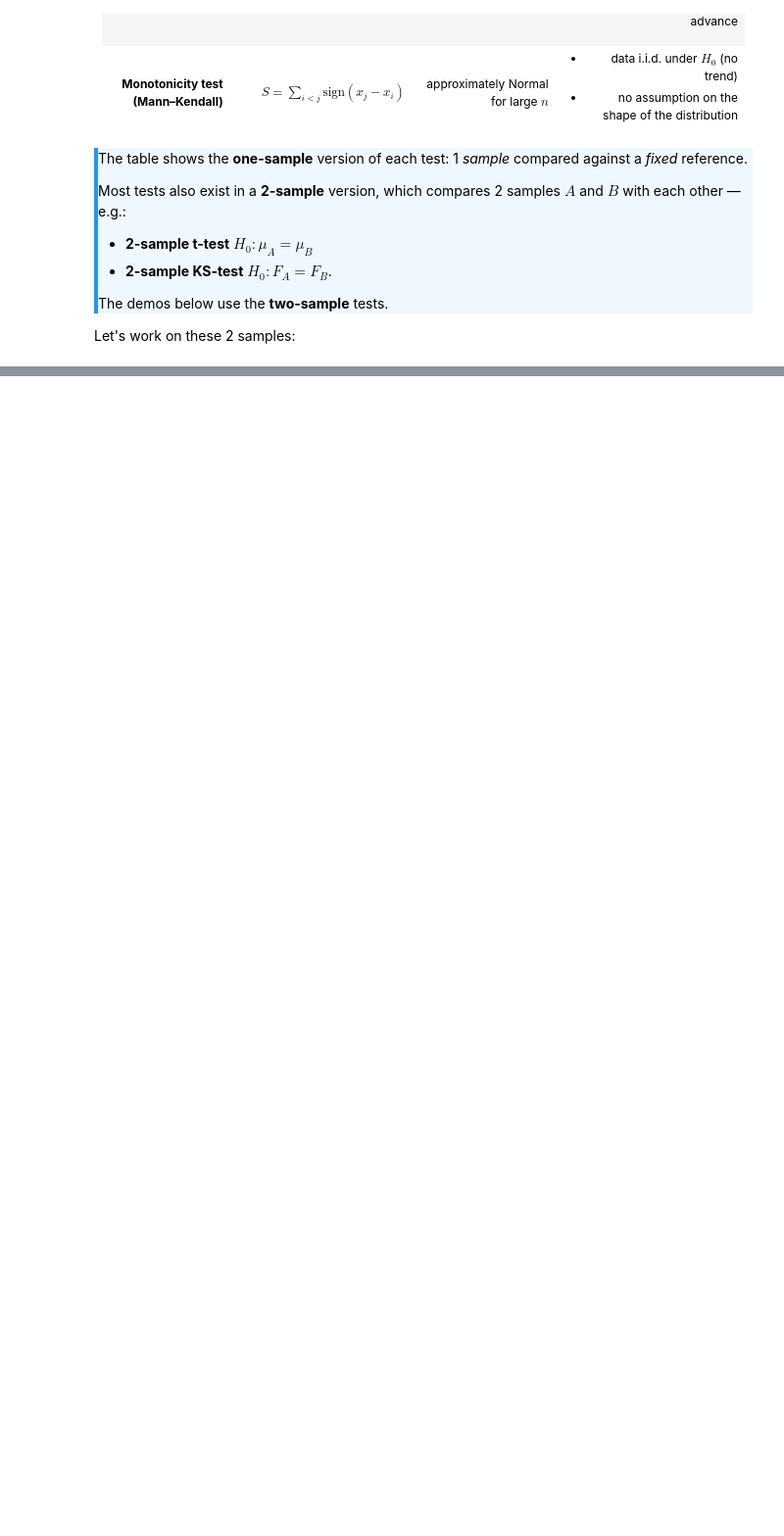
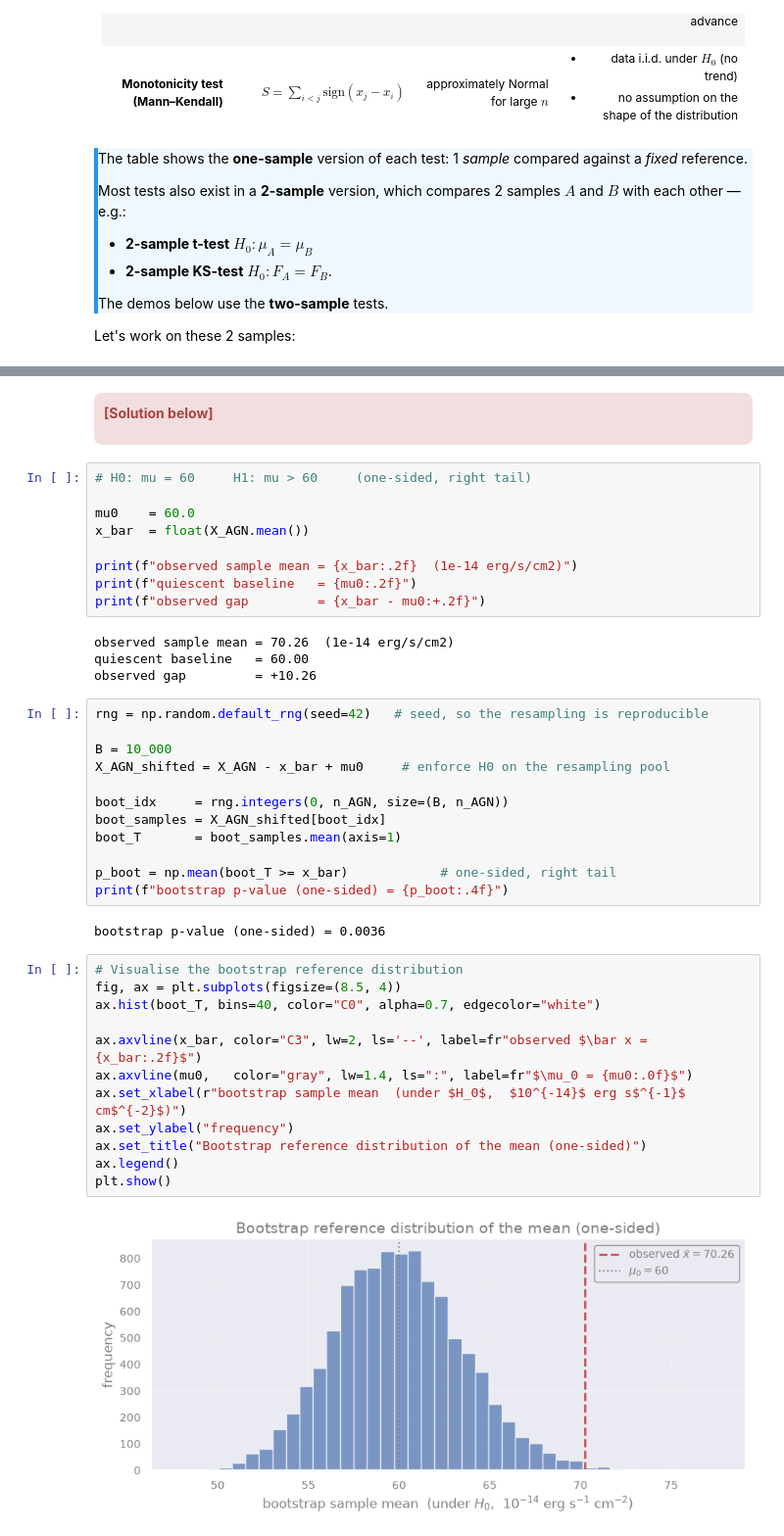
Before and after one commit to AstroStat-Academy/astrostat-school-7, a Jupyter notebook: Hypothesis_Testing/Hypothesis_Testing.ipynb, the cells around one changed output, grey strips where cells are left out. Shown at 98% size. Saved outputs shown, nothing was run; the diff lists cells and outputs as text; blank space fills up the shorter version.

```diff
--- a/Hypothesis_Testing/Hypothesis_Testing.ipynb
+++ b/Hypothesis_Testing/Hypothesis_Testing.ipynb
@@ -438,0 +532,47 @@ Let's work on these 2 samples:
+# %% [markdown]
+<div class="alert alert-danger" role="alert" style="border-radius: 8px; padding: 10px;">
+
+<b>[Solution below]</b>
+
+</div>
+# %%
+# H0: mu = 60     H1: mu > 60     (one-sided, right tail)
+
+mu0    = 60.0
+x_bar  = float(X_AGN.mean())
+
+print(f"observed sample mean = {x_bar:.2f}  (1e-14 erg/s/cm2)")
+print(f"quiescent baseline   = {mu0:.2f}")
+print(f"observed gap         = {x_bar - mu0:+.2f}")
+# %% [output]
+observed sample mean = 70.26  (1e-14 erg/s/cm2)
+quiescent baseline   = 60.00
+observed gap         = +10.26
+# %%
+rng = np.random.default_rng(seed=42)   # seed, so the resampling is reproducible
+
+B = 10_000
+X_AGN_shifted = X_AGN - x_bar + mu0     # enforce H0 on the resampling pool
+
+boot_idx     = rng.integers(0, n_AGN, size=(B, n_AGN))
+boot_samples = X_AGN_shifted[boot_idx]
+boot_T       = boot_samples.mean(axis=1)
+
+p_boot = np.mean(boot_T >= x_bar)            # one-sided, right tail
+print(f"bootstrap p-value (one-sided) = {p_boot:.4f}")
+# %% [output]
+bootstrap p-value (one-sided) = 0.0036
+# %%
+# Visualise the bootstrap reference distribution
+fig, ax = plt.subplots(figsize=(8.5, 4))
+ax.hist(boot_T, bins=40, color="C0", alpha=0.7, edgecolor="white")
+
+ax.axvline(x_bar, color="C3", lw=2, ls='--', label=fr"observed $\bar x = {x_bar:.2f}$")
+ax.axvline(mu0,   color="gray", lw=1.4, ls=":", label=fr"$\mu_0 = {mu0:.0f}$")
+ax.set_xlabel(r"bootstrap sample mean  (under $H_0$,  $10^{-14}$ erg s$^{-1}$ cm$^{-2}$)")
+ax.set_ylabel("frequency")
+ax.set_title("Bootstrap reference distribution of the mean (one-sided)")
+ax.legend()
+plt.show()
+# %% [output]
+[figure, added]
```
Also changed, not shown: parts of 15 cells of this notebook.
